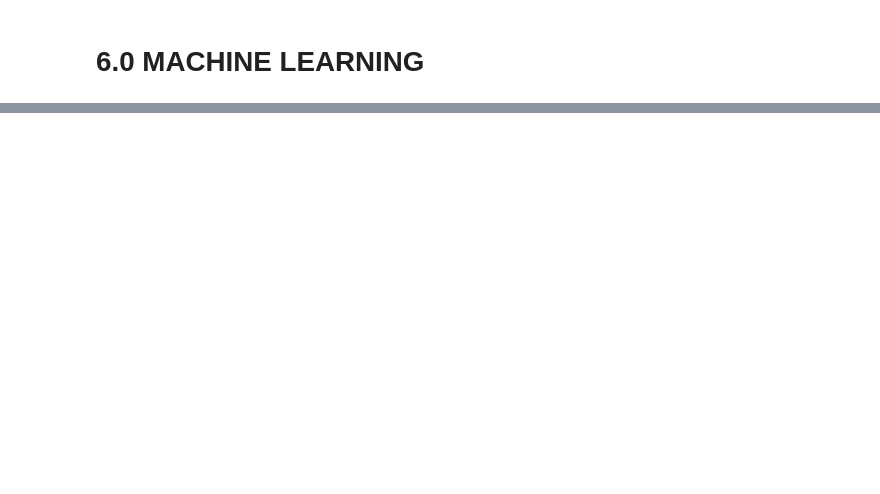
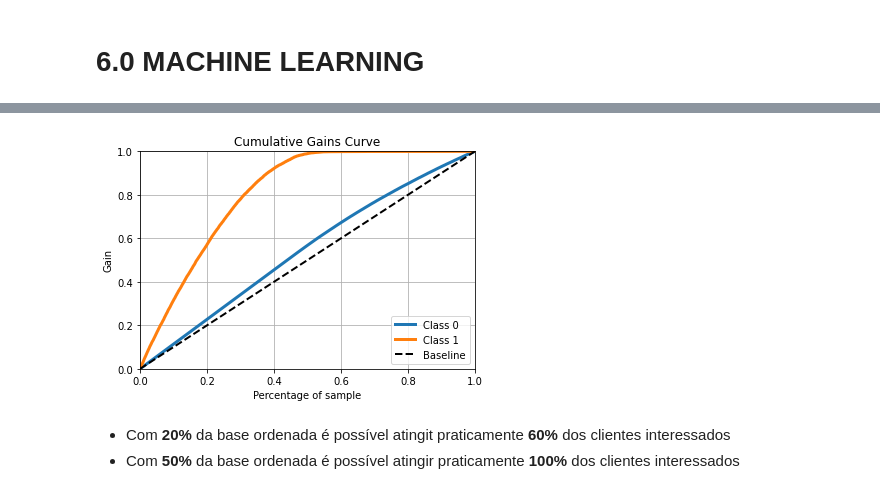
Before and after one commit to cristiandaco/health_insurance_cross_sell, a Jupyter notebook: 06_machine_learning.ipynb, the cells around one changed output, grey strips where cells are left out. Saved outputs shown, nothing was run; the diff lists cells and outputs as text; code cells hidden in the pictures; blank space fills up the shorter version.

```diff
--- a/06_machine_learning.ipynb
+++ b/06_machine_learning.ipynb
@@ -539,0 +605,19 @@ x_test = x_test[cols_selected]
+# %%
+#definicao do modelo
+xgb_model = xgb.XGBClassifier( objective = 'binary:logistic',
+                               n_estimators = 100,
+                               eval_metric = "logloss")
+
+#treino do modelo
+xgb_model.fit( x_train, y_train )
+
+#predicao do modelo
+yhat_xgb = xgb_model.predict_proba( x_test )
+# %%
+#cumulative gain curve
+skplt.metrics.plot_cumulative_gain( y_test, yhat_xgb );
+# %% [output]
+[figure, added]
+# %% [markdown]
+- Com **20%** da base ordenada é possível atingit praticamente **60%** dos clientes interessados
+- Com **50%** da base ordenada é possível atingir praticamente **100%** dos clientes interessados
```
Also changed, not shown: parts of 15 cells of this notebook.
